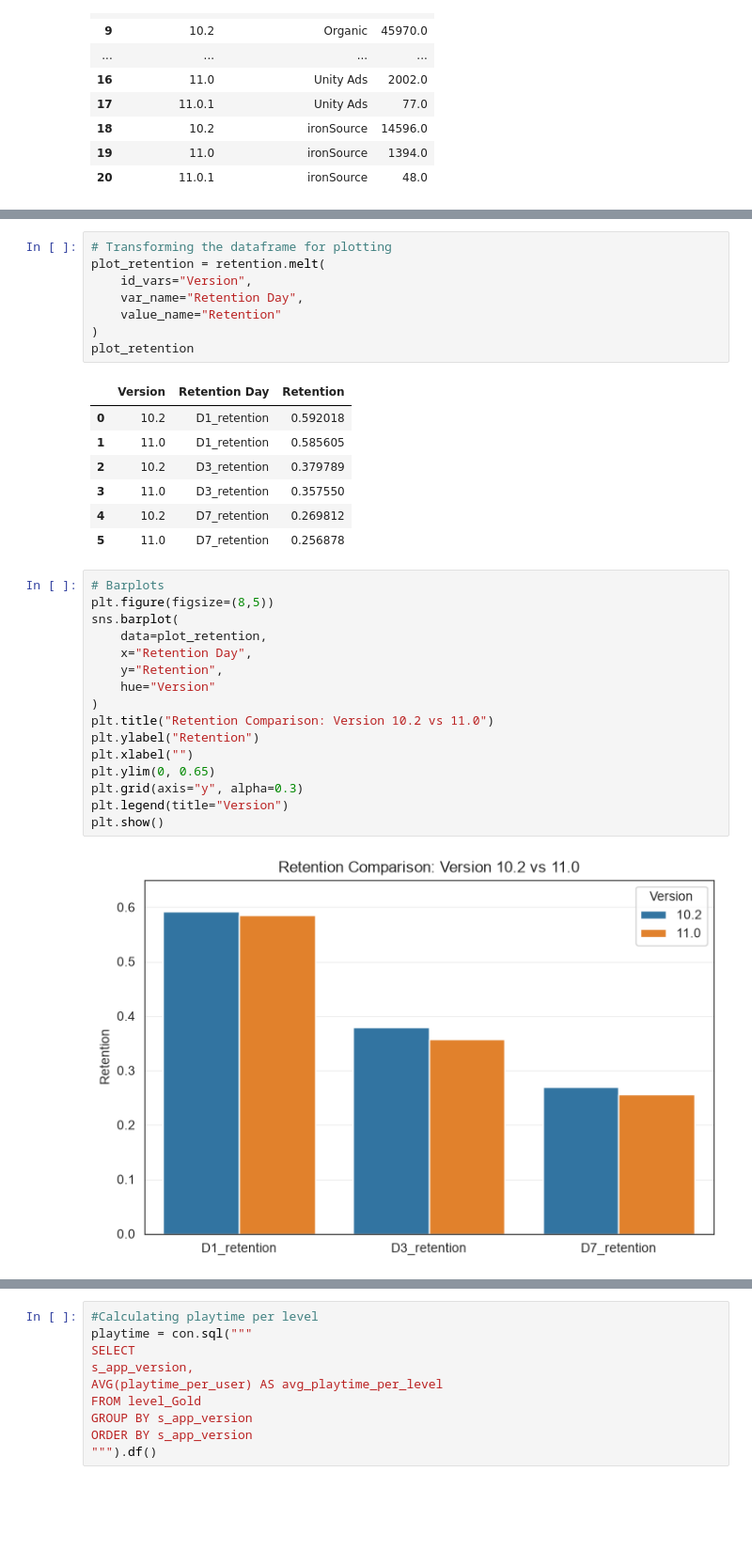
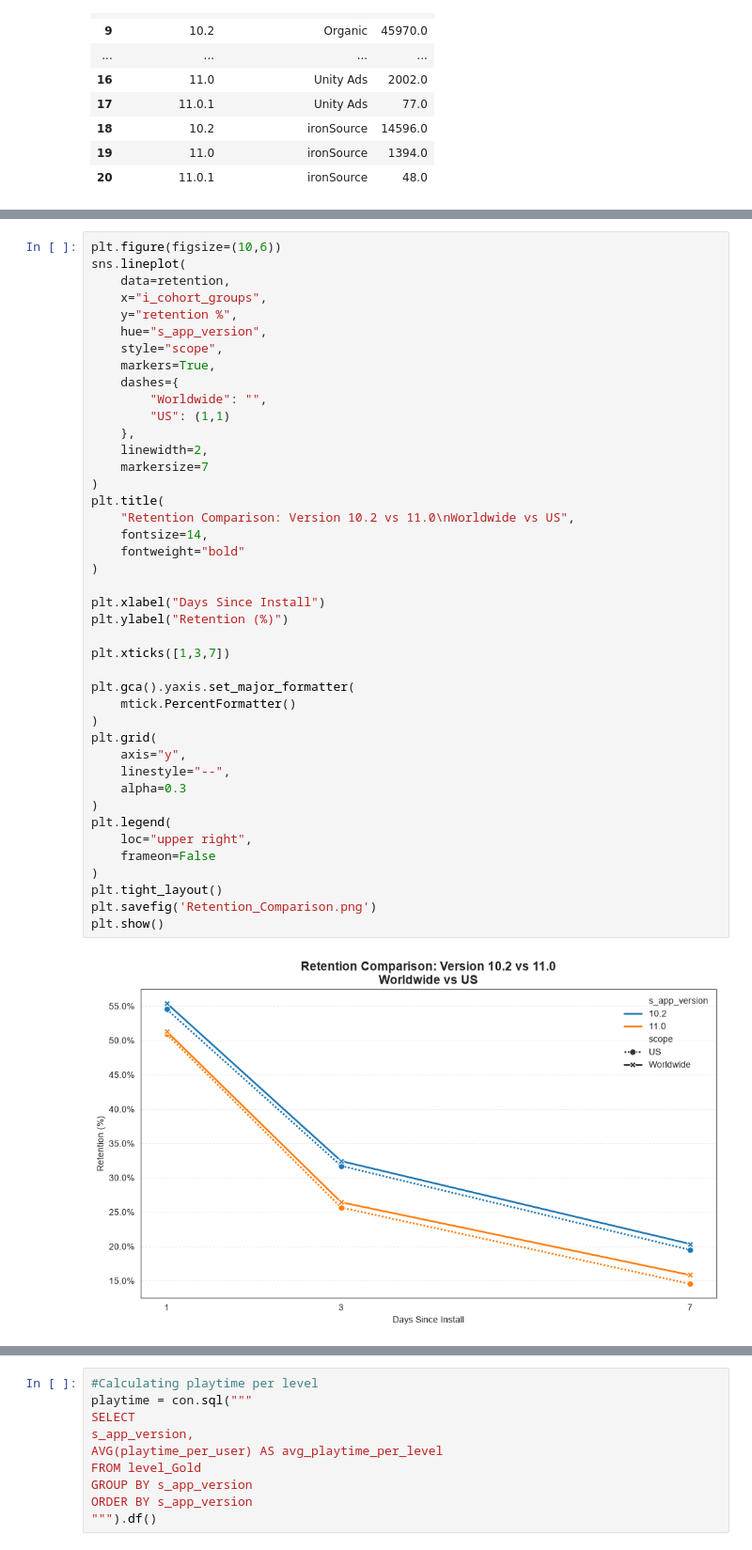
Before and after one commit to firas-akermi/Homa_Case_Study, a Jupyter notebook: Answers/Wonders_Kingdom_Data_Analysis.ipynb, the cells around one changed output, grey strips where cells are left out. Shown at 94% size. Cells and saved outputs as stored; diff of their text form; blank space fills up the shorter version.

```diff
--- a/Answers/Wonders_Kingdom_Data_Analysis.ipynb
+++ b/Answers/Wonders_Kingdom_Data_Analysis.ipynb
@@ -524,34 +467,44 @@ retention
-# %%
-# Transforming the dataframe for plotting
-plot_retention = retention.melt(
-    id_vars="Version",
-    var_name="Retention Day",
-    value_name="Retention"
-)
-plot_retention
-# %% [output]
-|  | Version | Retention Day | Retention |
-| 0 | 10.2 | D1_retention | 0.592018 |
-| 1 | 11.0 | D1_retention | 0.585605 |
-| 2 | 10.2 | D3_retention | 0.379789 |
-| 3 | 11.0 | D3_retention | 0.357550 |
-| 4 | 10.2 | D7_retention | 0.269812 |
-| 5 | 11.0 | D7_retention | 0.256878 |
 # %%
-# Barplots
-plt.figure(figsize=(8,5))
-sns.barplot(
-    data=plot_retention,
-    x="Retention Day",
-    y="Retention",
-    hue="Version"
+plt.figure(figsize=(10,6))
+sns.lineplot(
+    data=retention,
+    x="i_cohort_groups",
+    y="retention %",
+    hue="s_app_version",
+    style="scope",
+    markers=True,
+    dashes={
+        "Worldwide": "",
+        "US": (1,1)
+    },
+    linewidth=2,
+    markersize=7
 )
-plt.title("Retention Comparison: Version 10.2 vs 11.0")
-plt.ylabel("Retention")
-plt.xlabel("")
-plt.ylim(0, 0.65)
-plt.grid(axis="y", alpha=0.3)
-plt.legend(title="Version")
+plt.title(
+    "Retention Comparison: Version 10.2 vs 11.0\nWorldwide vs US",
+    fontsize=14,
+    fontweight="bold"
+)
+
+plt.xlabel("Days Since Install")
+plt.ylabel("Retention (%)")
+
+plt.xticks([1,3,7])
+
+plt.gca().yaxis.set_major_formatter(
+    mtick.PercentFormatter()
+)
+plt.grid(
+    axis="y",
+    linestyle="--",
+    alpha=0.3
+)
+plt.legend(
+    loc="upper right",
+    frameon=False
+)
+plt.tight_layout()
+plt.savefig('Retention_Comparison.png')
 plt.show()
 # %% [output]
-[figure, old version]
+[figure, new version]
```
Also changed, not shown: parts of 14 cells of this notebook, 4 other files.
